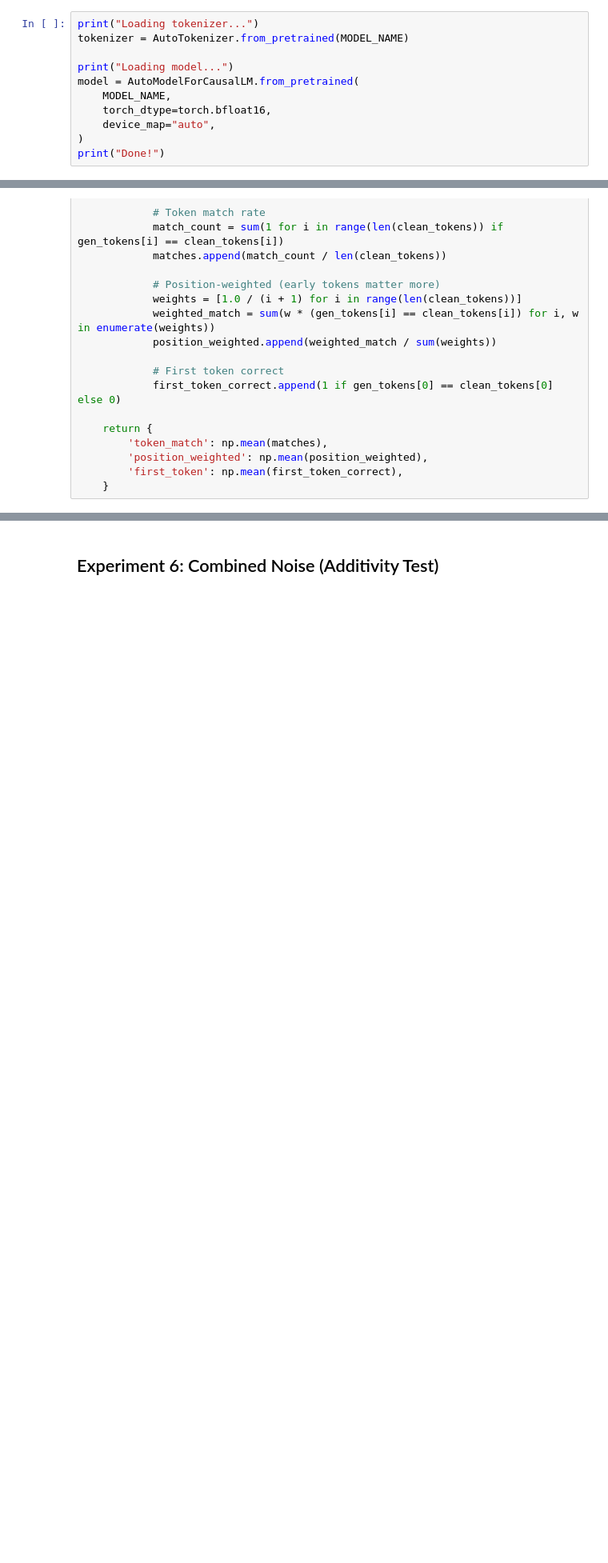
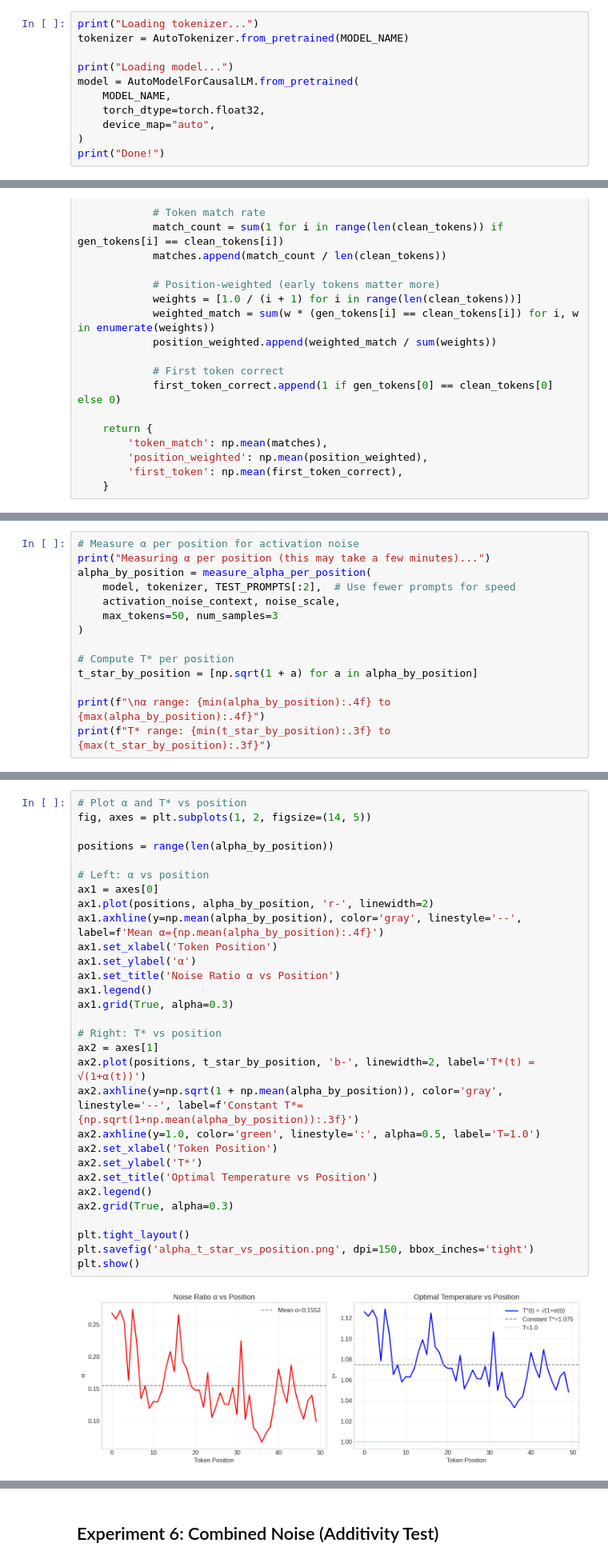
Before and after one commit to maralkh/sampling_temperature_calibration, a Jupyter notebook: temperature_scaling.ipynb, the cells around one changed output, grey strips where cells are left out. Shown at 80% size. Saved outputs shown, nothing was run; the diff lists cells and outputs as text; blank space fills up the shorter version.

Commit message:
position experiments

```diff
--- a/temperature_scaling.ipynb
+++ b/temperature_scaling.ipynb
@@ -43,7 +43,7 @@ tokenizer = AutoTokenizer.from_pretrained(MODEL_NAME)
 print("Loading model...")
 model = AutoModelForCausalLM.from_pretrained(
     MODEL_NAME,
-    torch_dtype=torch.bfloat16,
+    torch_dtype=torch.float32,
     device_map="auto",
 )
 print("Done!")
@@ -776,0 +947,14 @@ print(f"\n→ Sequence-level best T is closer to predicted T* than single-token
+# %%
+# Measure α per position for activation noise
+print("Measuring α per position (this may take a few minutes)...")
+alpha_by_position = measure_alpha_per_position(
+    model, tokenizer, TEST_PROMPTS[:2],  # Use fewer prompts for speed
+    activation_noise_context, noise_scale,
+    max_tokens=50, num_samples=3
+)
+
+# Compute T* per position
+t_star_by_position = [np.sqrt(1 + a) for a in alpha_by_position]
+
+print(f"\nα range: {min(alpha_by_position):.4f} to {max(alpha_by_position):.4f}")
+print(f"T* range: {min(t_star_by_position):.3f} to {max(t_star_by_position):.3f}")
@@ -776,0 +966,32 @@ print(f"\n→ Sequence-level best T is closer to predicted T* than single-token
+# %%
+# Plot α and T* vs position
+fig, axes = plt.subplots(1, 2, figsize=(14, 5))
+
+positions = range(len(alpha_by_position))
+
+# Left: α vs position
+ax1 = axes[0]
+ax1.plot(positions, alpha_by_position, 'r-', linewidth=2)
+ax1.axhline(y=np.mean(alpha_by_position), color='gray', linestyle='--', label=f'Mean α={np.mean(alpha_by_position):.4f}')
+ax1.set_xlabel('Token Position')
+ax1.set_ylabel('α')
+ax1.set_title('Noise Ratio α vs Position')
+ax1.legend()
+ax1.grid(True, alpha=0.3)
+
+# Right: T* vs position
+ax2 = axes[1]
+ax2.plot(positions, t_star_by_position, 'b-', linewidth=2, label='T*(t) = √(1+α(t))')
+ax2.axhline(y=np.sqrt(1 + np.mean(alpha_by_position)), color='gray', linestyle='--', label=f'Constant T*={np.sqrt(1+np.mean(alpha_by_position)):.3f}')
+ax2.axhline(y=1.0, color='green', linestyle=':', alpha=0.5, label='T=1.0')
+ax2.set_xlabel('Token Position')
+ax2.set_ylabel('T*')
+ax2.set_title('Optimal Temperature vs Position')
+ax2.legend()
+ax2.grid(True, alpha=0.3)
+
+plt.tight_layout()
+plt.savefig('alpha_t_star_vs_position.png', dpi=150, bbox_inches='tight')
+plt.show()
+# %% [output]
+[figure, added]
```
Also changed, not shown: parts of 35 cells of this notebook.
